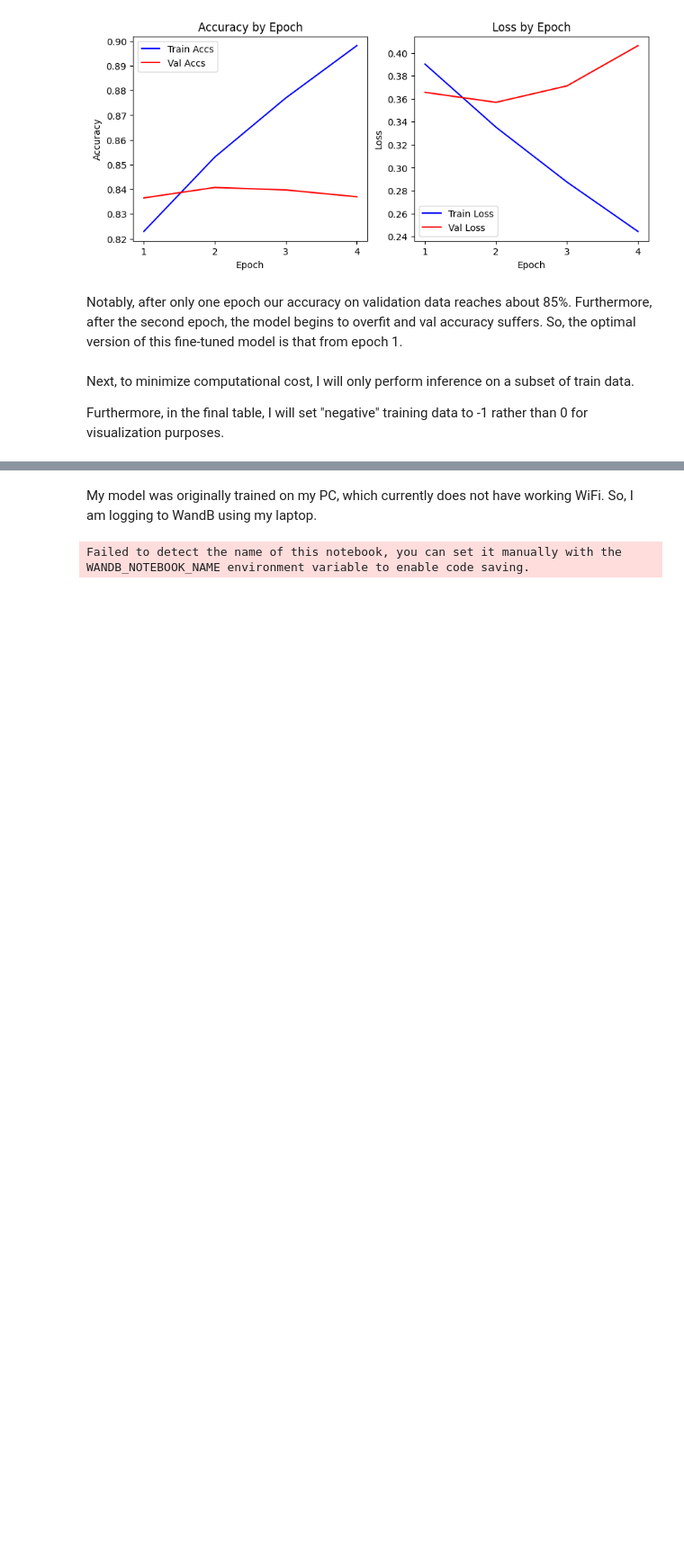
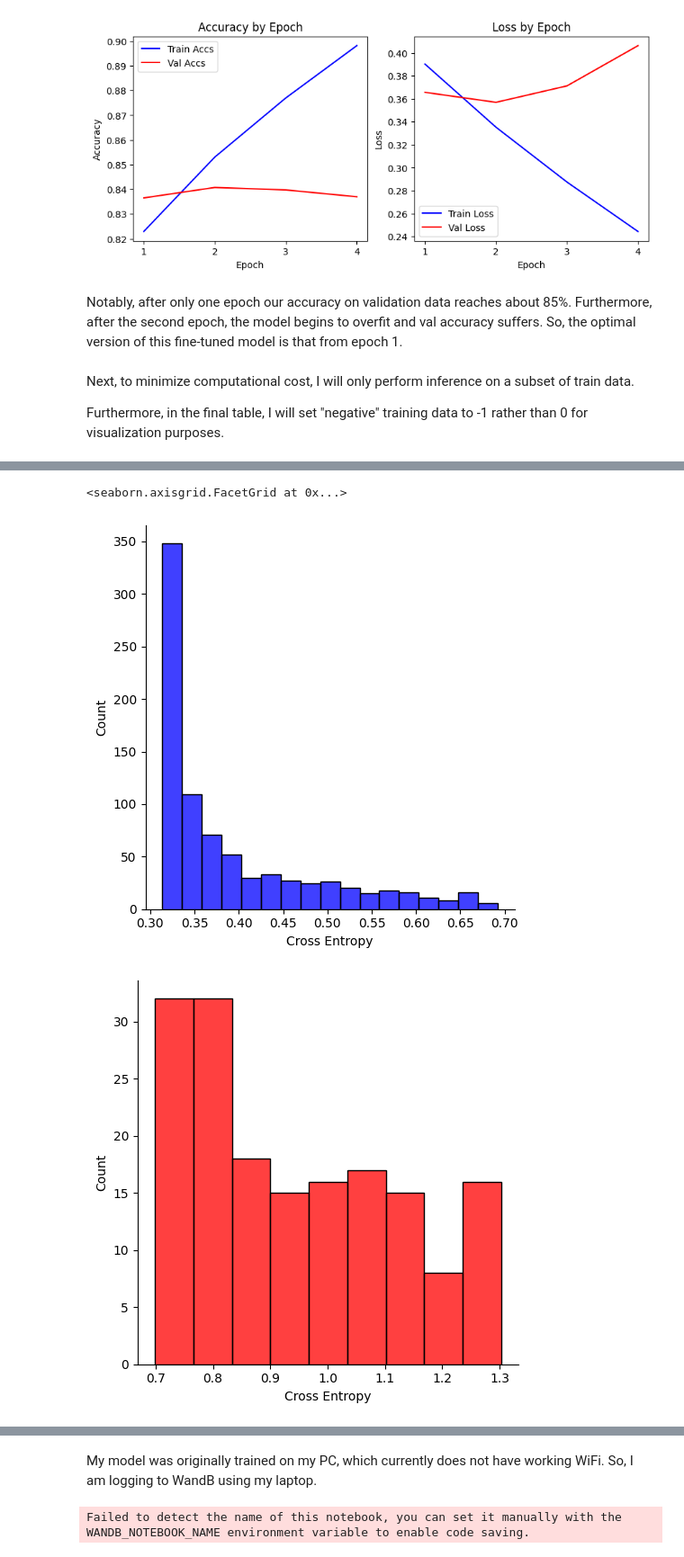
Before and after one commit to arth-shukla/sentiment140-bert-transfer-learning, a Jupyter notebook: sentiment.ipynb, the cells around one changed output, grey strips where cells are left out. Shown at 90% size. Saved outputs shown, nothing was run; the diff lists cells and outputs as text; code cells hidden in the pictures; blank space fills up the shorter version.

```diff
--- a/sentiment.ipynb
+++ b/sentiment.ipynb
@@ -617,0 +640,7 @@ Inference:      Accuracy: 0.85  Loss: 0.32
+# %%
+sns.displot(match_df, x='Cross Entropy', color='blue')
+sns.displot(mismatch_df, x='Cross Entropy', color='red')
+# %% [output]
+<seaborn.axisgrid.FacetGrid at 0x...>
+[figure, added]
+[figure, added]
```
Also changed, not shown: parts of 18 cells of this notebook.
